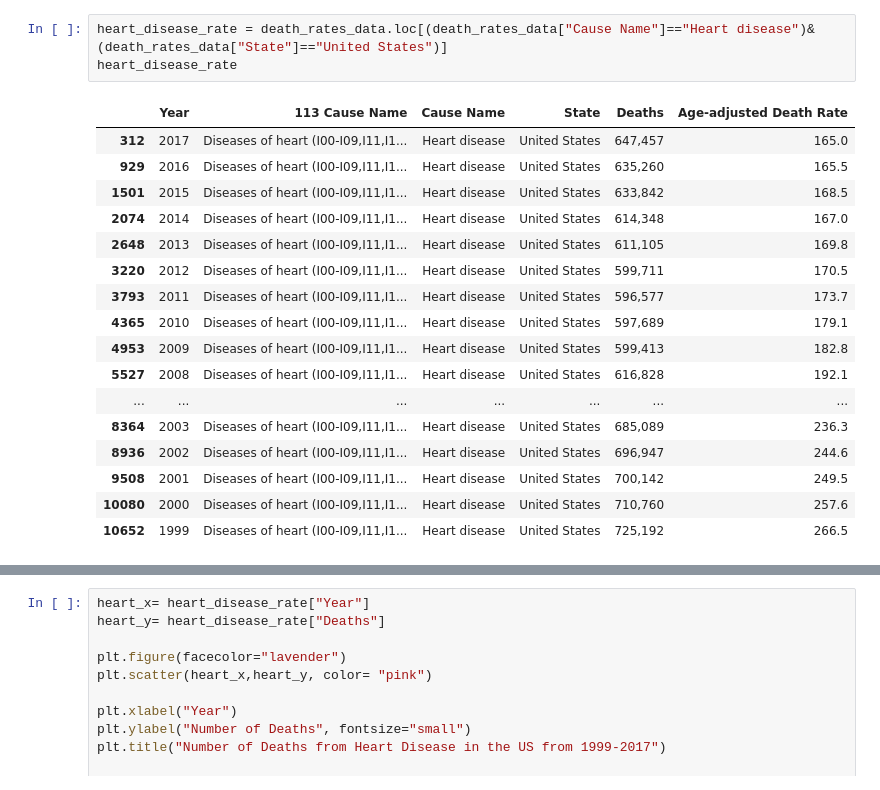
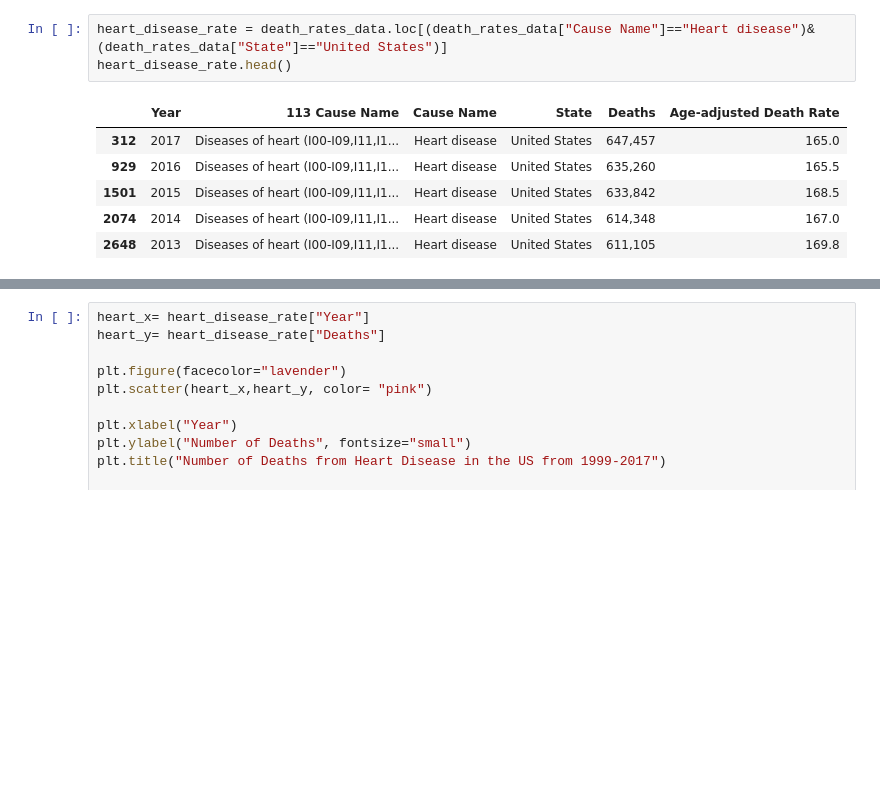
Before and after one commit to gshi76/Project1, a Jupyter notebook: Grace2.ipynb, the cells around one changed output, grey strips where cells are left out. Drawn from its saved outputs; the diff is of its cells as text; blank space fills up the shorter version.

```diff
--- a/Grace2.ipynb
+++ b/Grace2.ipynb
@@ -24,22 +24,11 @@ death_rates_data.head()
 | 4 | 2017 | Accidents (unintentional injuries... | Unintentional injuries | Arkansas | 1,625 | 51.8 |
 # %%
 heart_disease_rate = death_rates_data.loc[(death_rates_data["Cause Name"]=="Heart disease")&(death_rates_data["State"]=="United States")]
-heart_disease_rate
+heart_disease_rate.head()
 # %% [output]
 |  | Year | 113 Cause Name | Cause Name | State | Deaths | Age-adjusted Death Rate |
 | 312 | 2017 | Diseases of heart (I00-I09,I11,I1... | Heart disease | United States | 647,457 | 165.0 |
 | 929 | 2016 | Diseases of heart (I00-I09,I11,I1... | Heart disease | United States | 635,260 | 165.5 |
 | 1501 | 2015 | Diseases of heart (I00-I09,I11,I1... | Heart disease | United States | 633,842 | 168.5 |
 | 2074 | 2014 | Diseases of heart (I00-I09,I11,I1... | Heart disease | United States | 614,348 | 167.0 |
 | 2648 | 2013 | Diseases of heart (I00-I09,I11,I1... | Heart disease | United States | 611,105 | 169.8 |
-| 3220 | 2012 | Diseases of heart (I00-I09,I11,I1... | Heart disease | United States | 599,711 | 170.5 |
-| 3793 | 2011 | Diseases of heart (I00-I09,I11,I1... | Heart disease | United States | 596,577 | 173.7 |
-| 4365 | 2010 | Diseases of heart (I00-I09,I11,I1... | Heart disease | United States | 597,689 | 179.1 |
-| 4953 | 2009 | Diseases of heart (I00-I09,I11,I1... | Heart disease | United States | 599,413 | 182.8 |
-| 5527 | 2008 | Diseases of heart (I00-I09,I11,I1... | Heart disease | United States | 616,828 | 192.1 |
-| ... | ... | ... | ... | ... | ... | ... |
-| 8364 | 2003 | Diseases of heart (I00-I09,I11,I1... | Heart disease | United States | 685,089 | 236.3 |
-| 8936 | 2002 | Diseases of heart (I00-I09,I11,I1... | Heart disease | United States | 696,947 | 244.6 |
-| 9508 | 2001 | Diseases of heart (I00-I09,I11,I1... | Heart disease | United States | 700,142 | 249.5 |
-| 10080 | 2000 | Diseases of heart (I00-I09,I11,I1... | Heart disease | United States | 710,760 | 257.6 |
-| 10652 | 1999 | Diseases of heart (I00-I09,I11,I1... | Heart disease | United States | 725,192 | 266.5 |
```
Also changed, not shown: parts of 6 cells of this notebook.
